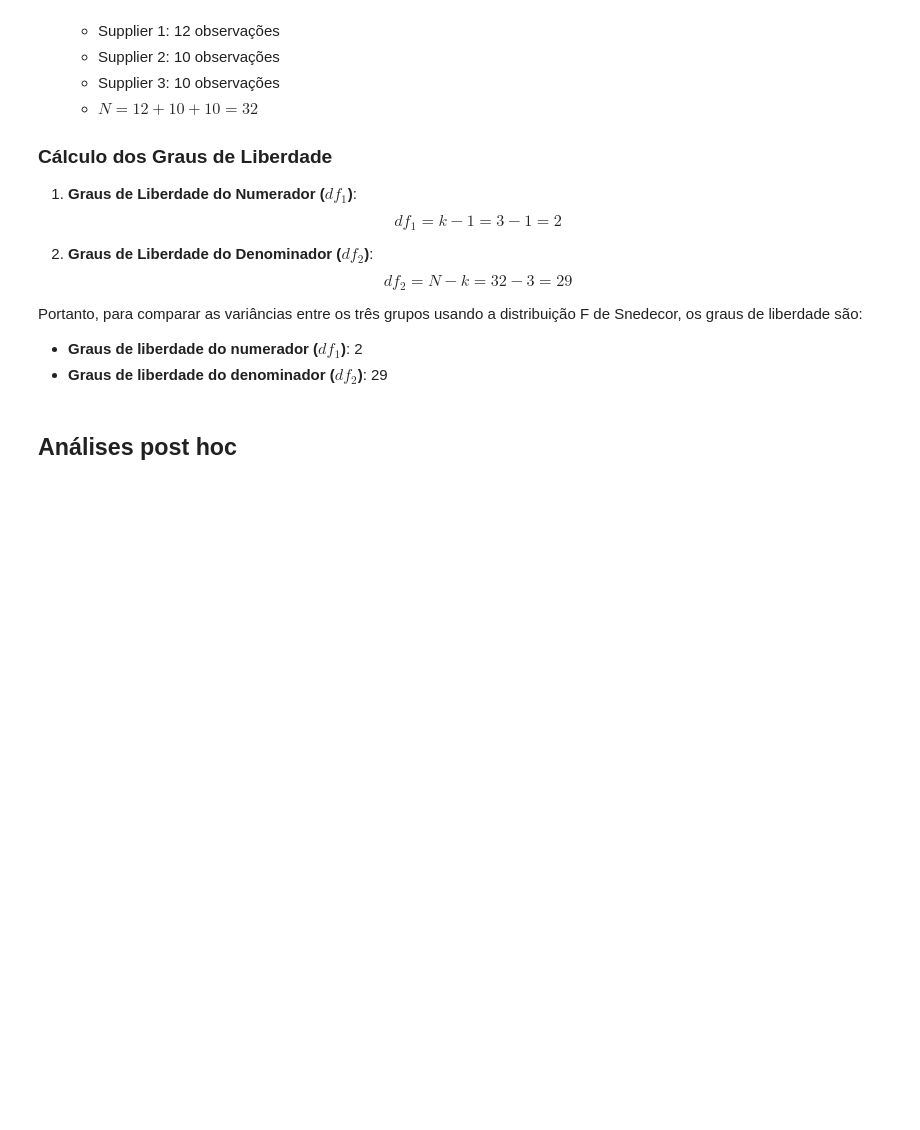
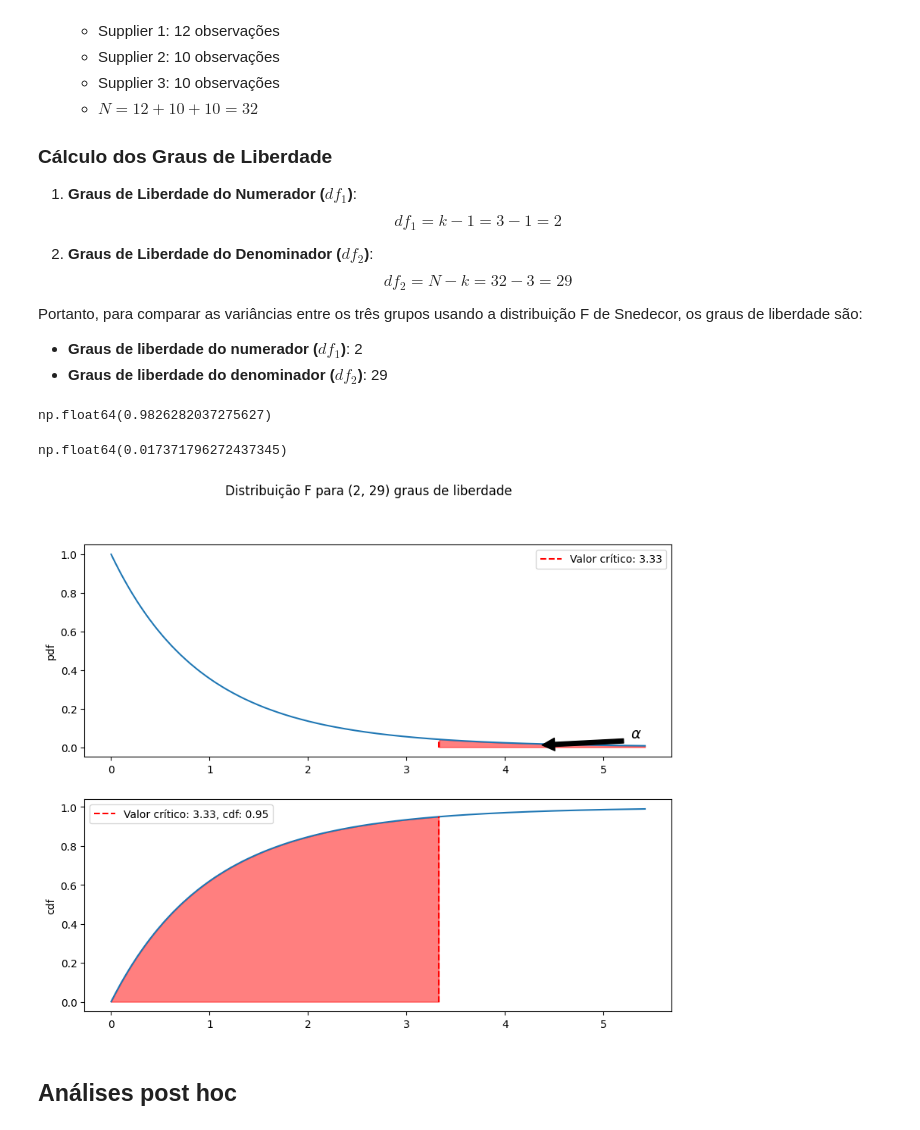
Before and after one commit to PauloViniciusR/Estatistica_dados, a Jupyter notebook: Estatistica_Inferencial/09_testes_hipoteses_parametricos_anova_one_way.ipynb, the cells around one changed output. Saved outputs shown, nothing was run; the diff lists cells and outputs as text; code cells hidden in the pictures; blank space fills up the shorter version.

```diff
--- a/Estatistica_Inferencial/09_testes_hipoteses_parametricos_anova_one_way.ipynb
+++ b/Estatistica_Inferencial/09_testes_hipoteses_parametricos_anova_one_way.ipynb
@@ -175,6 +175,22 @@ Vamos aplicar essas fórmulas com base nas informações do dataframe:
 Portanto, para comparar as variâncias entre os três grupos usando a distribuição F de Snedecor, os graus de liberdade são:
 - **Graus de liberdade do numerador ($ df_1 $)**: 2
 - **Graus de liberdade do denominador ($ df_2 $)**: 29
+# %%
+from scipy.stats import f
+
+f.cdf(4.676, 2, 29)
+# %% [output]
+np.float64(0.9826282037275627)
+# %%
+1 - f.cdf(4.676, 2, 29)
+# %% [output]
+np.float64(0.017371796272437345)
+# %%
+from graficos import plot_f_snedecor
+
+plot_f_snedecor((2, 29), 0.05)
+# %% [output]
+[figure, added]
 # %% [markdown]
 ## Análises post hoc
 # %% [markdown]
```
Also changed, not shown: parts of 2 cells of this notebook.
